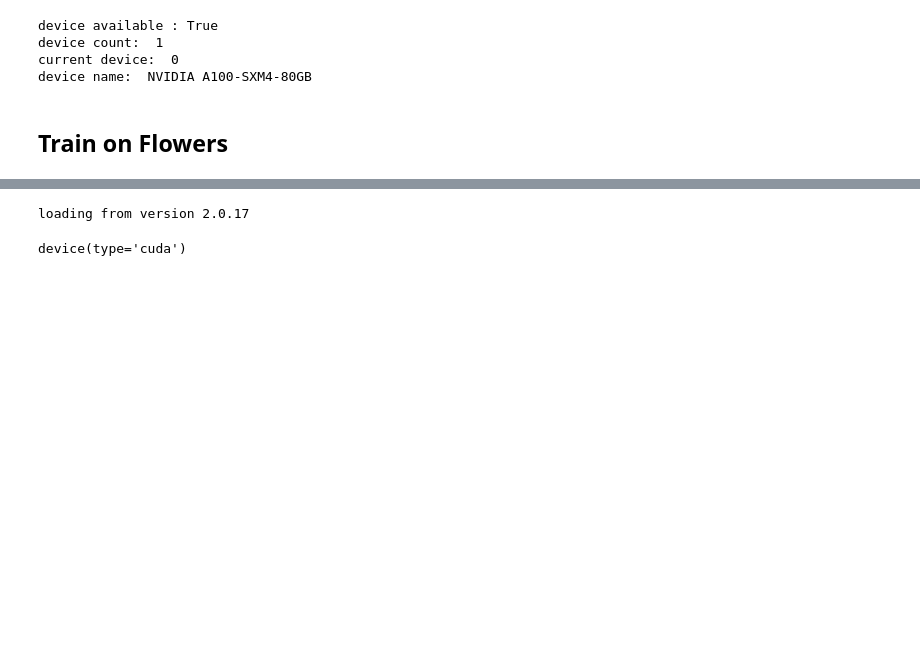
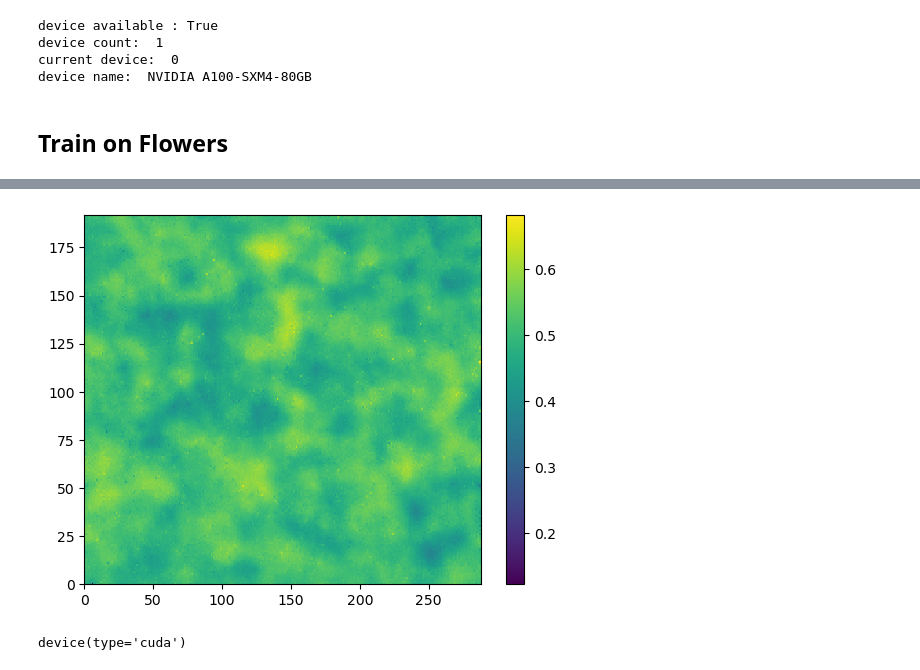
Before and after one commit to WillyChap/denoising-diffusion-pytorch, a Jupyter notebook: Development.ipynb, the cells around one changed output, grey strips where cells are left out. Drawn from its saved outputs; the diff is of its cells as text; code cells hidden in the pictures; blank space fills up the shorter version.

```diff
--- a/Development.ipynb
+++ b/Development.ipynb
@@ -1233,0 +1353,6 @@ training complete
+# %%
+plt.pcolor(BB[1,0,:,:].cpu())
+plt.colorbar()
+plt.show()
+# %% [output]
+[figure, added]
@@ -1234,7 +1361,5 @@ training complete
 # %%
-trainer.load('23')
+# trainer.load('2')
-# %% [output]
-loading from version 2.0.17
 # %%
 trainer.device
 # %% [output]
```
Also changed, not shown: parts of 38 cells of this notebook, 11 other files.
